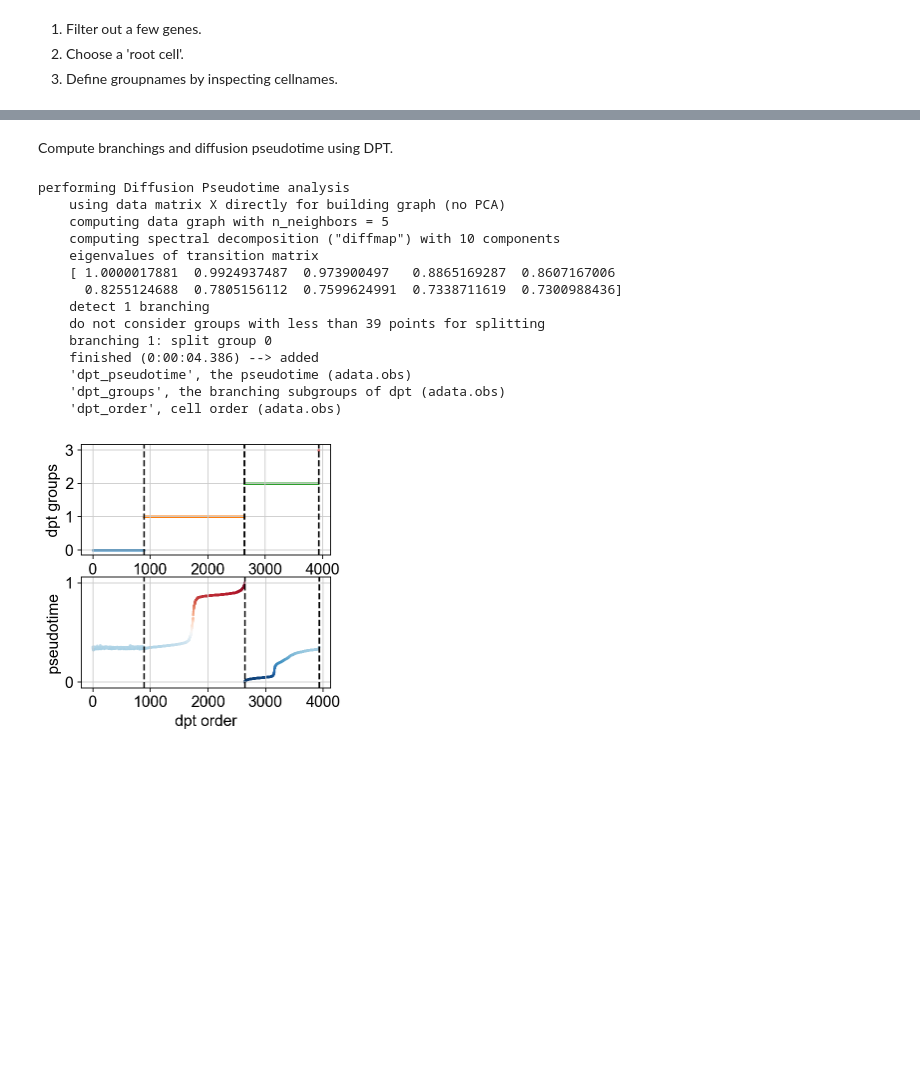
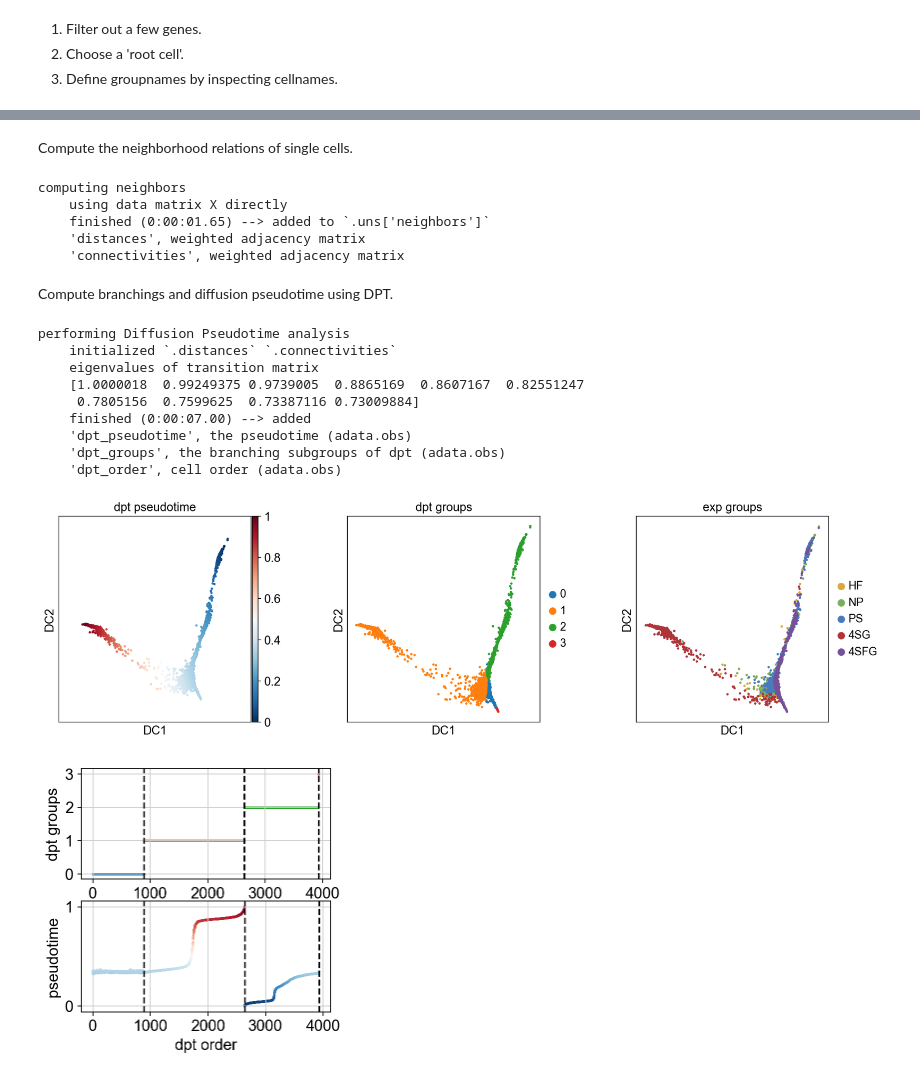
Before and after one commit to scverse/scanpy_usage, a Jupyter notebook: 170501_moignard15/moignard15.ipynb, the cells around one changed output, grey strips where cells are left out. Cells and saved outputs as stored; diff of their text form; code cells hidden in the pictures; blank space fills up the shorter version.

```diff
--- a/170501_moignard15/moignard15.ipynb
+++ b/170501_moignard15/moignard15.ipynb
@@ -48,22 +49,31 @@ adata.uns['exp_groups_colors'] = ['#D7A83E', '#7AAE5D', '#497ABC', '#AF353A', '#
+# %% [markdown]
+Compute the neighborhood relations of single cells.
+# %%
+sc.pp.neighbors(adata, n_neighbors=5, method='gauss', knn=False)
+# %% [output]
+computing neighbors
+    using data matrix X directly
+    finished (0:00:01.65) --> added to `.uns['neighbors']`
+    'distances', weighted adjacency matrix
+    'connectivities', weighted adjacency matrix
 # %% [markdown]
 Compute branchings and diffusion pseudotime using DPT.
 # %%
-sc.tl.dpt(adata, n_branchings=1, n_neighbors=5, knn=False)
+sc.tl.dpt(adata, n_branchings=1)
 # %% [output]
 performing Diffusion Pseudotime analysis
-    using data matrix X directly for building graph (no PCA)
-    computing data graph with n_neighbors = 5
-    computing spectral decomposition ("diffmap") with 10 components
+    initialized `.distances` `.connectivities`
     eigenvalues of transition matrix
-    [ 1.0000017881  0.9924937487  0.973900497   0.8865169287  0.8607167006
-      0.8255124688  0.7805156112  0.7599624991  0.7338711619  0.7300988436]
-    detect 1 branching
-    do not consider groups with less than 39 points for splitting
-    branching 1: split group 0
-    finished (0:00:04.386) --> added
+    [1.0000018  0.99249375 0.9739005  0.8865169  0.8607167  0.82551247
+     0.7805156  0.7599625  0.73387116 0.73009884]
+    finished (0:00:07.00) --> added
     'dpt_pseudotime', the pseudotime (adata.obs)
     'dpt_groups', the branching subgroups of dpt (adata.obs)
     'dpt_order', cell order (adata.obs)
+# %%
+sc.pl.diffmap(adata, color=['dpt_pseudotime', 'dpt_groups', 'exp_groups'])
+# %% [output]
+[figure, added]
 # %%
 sc.pl.dpt_groups_pseudotime(adata)
 # %% [output]
```
Also changed, not shown: parts of 12 cells of this notebook, 6 other files.
